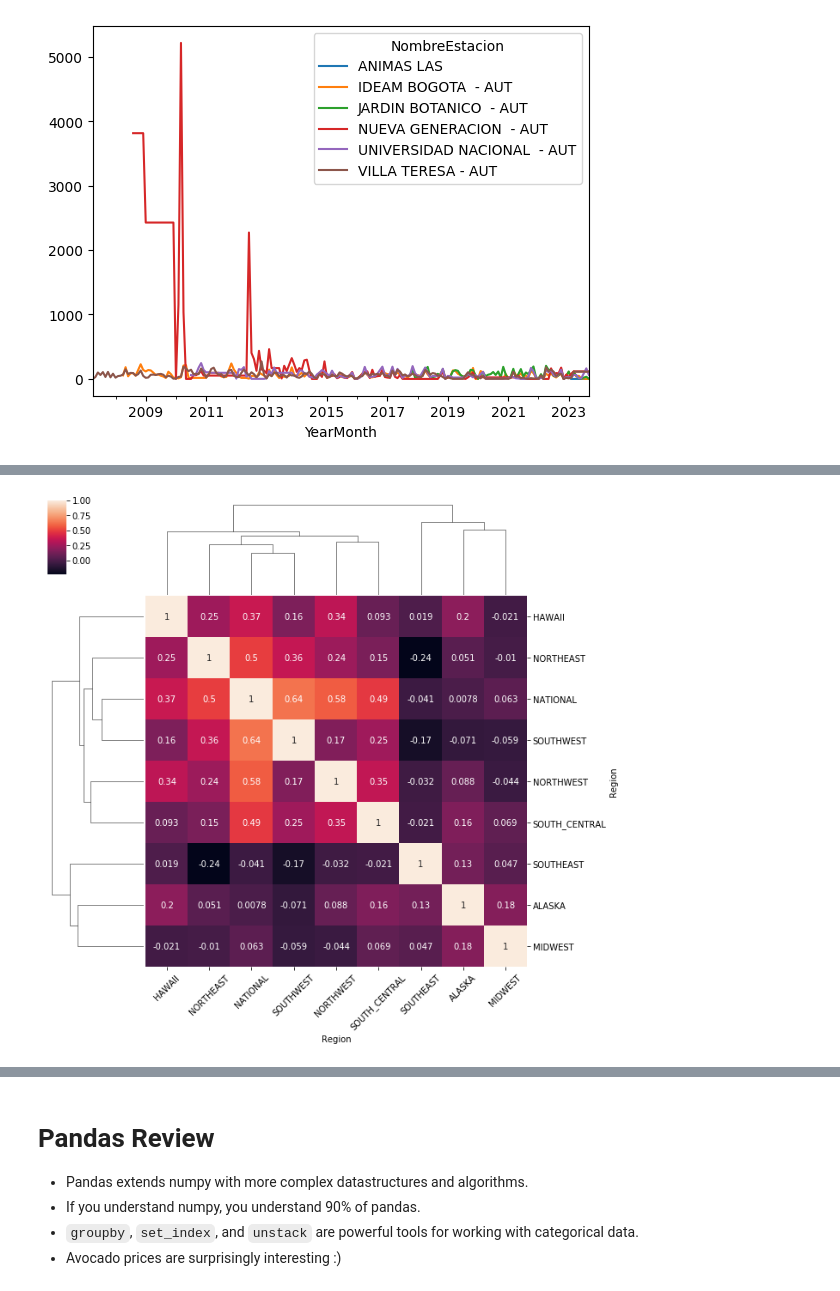
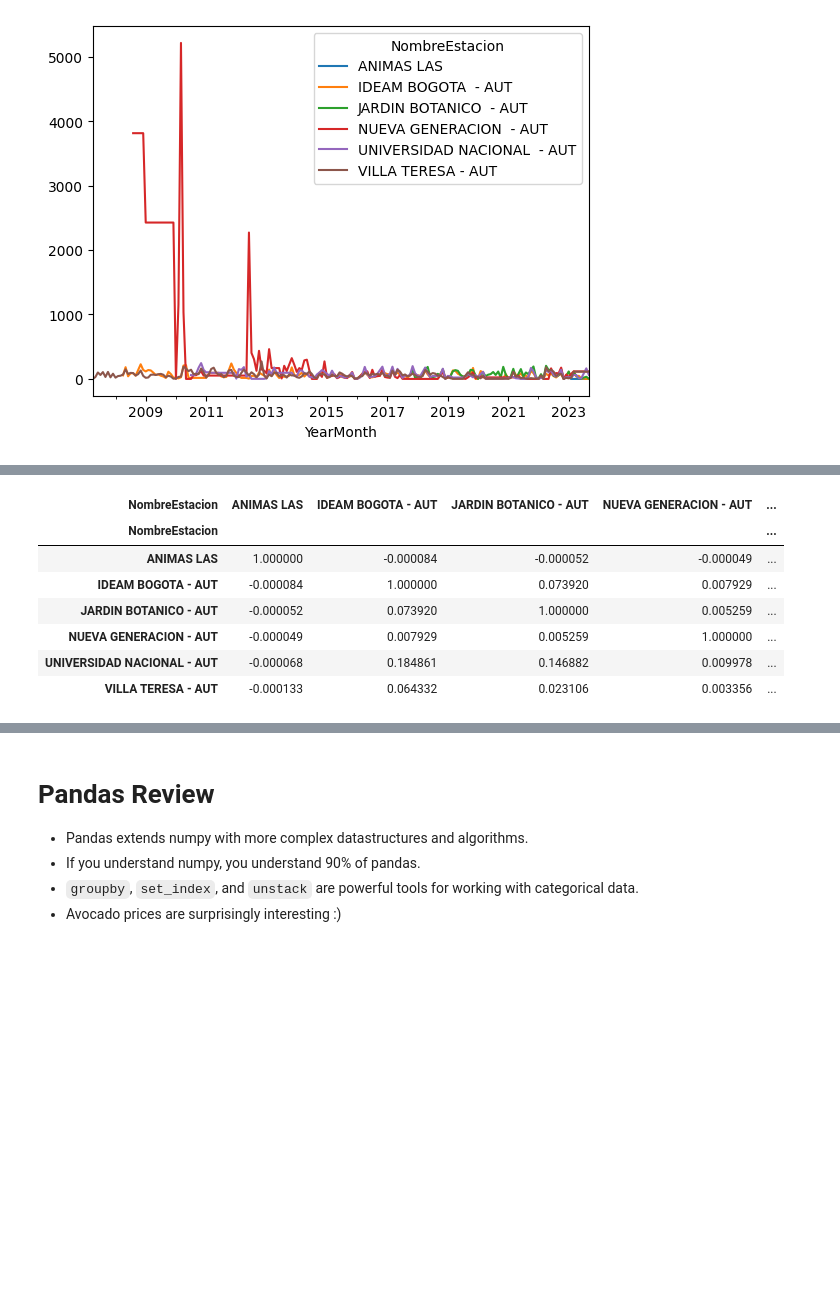
Before and after one commit to jzam0ra/AlgorithmsUN2024I-Lab2, a Jupyter notebook: JaimeZamoraLab2_REAL_.ipynb, the cells around one changed output, grey strips where cells are left out. Cells and saved outputs as stored; diff of their text form; code cells hidden in the pictures; blank space fills up the shorter version.

```diff
--- a/JaimeZamoraLab2_REAL_.ipynb
+++ b/JaimeZamoraLab2_REAL_.ipynb
@@ -1061,9 +1002,0 @@ spread_correlation
-# %%
-import seaborn as sns
-grid = sns.clustermap(spread_correlation, annot=True)
-fig = grid.fig
-axes = fig.axes
-ax = axes[2]
-ax.set_xticklabels(ax.get_xticklabels(), rotation=45);
-# %% [output]
-[figure, removed]
@@ -1069,0 +1007,12 @@ ax.set_xticklabels(ax.get_xticklabels(), rotation=45);
+# %%
+correlation_matrix = rainfall_by_station.corr()
+correlation_matrix
+# %% [output]
+| NombreEstacion | ANIMAS LAS | IDEAM BOGOTA - AUT | JARDIN BOTANICO - AUT | NUEVA GENERACION - AUT | ... |
+| NombreEstacion |  |  |  |  | ... |
+| ANIMAS LAS | 1.000000 | -0.000084 | -0.000052 | -0.000049 | ... |
+| IDEAM BOGOTA - AUT | -0.000084 | 1.000000 | 0.073920 | 0.007929 | ... |
+| JARDIN BOTANICO - AUT | -0.000052 | 0.073920 | 1.000000 | 0.005259 | ... |
+| NUEVA GENERACION - AUT | -0.000049 | 0.007929 | 0.005259 | 1.000000 | ... |
+| UNIVERSIDAD NACIONAL - AUT | -0.000068 | 0.184861 | 0.146882 | 0.009978 | ... |
+| VILLA TERESA - AUT | -0.000133 | 0.064332 | 0.023106 | 0.003356 | ... |
```
Also changed, not shown: parts of 12 cells of this notebook.
